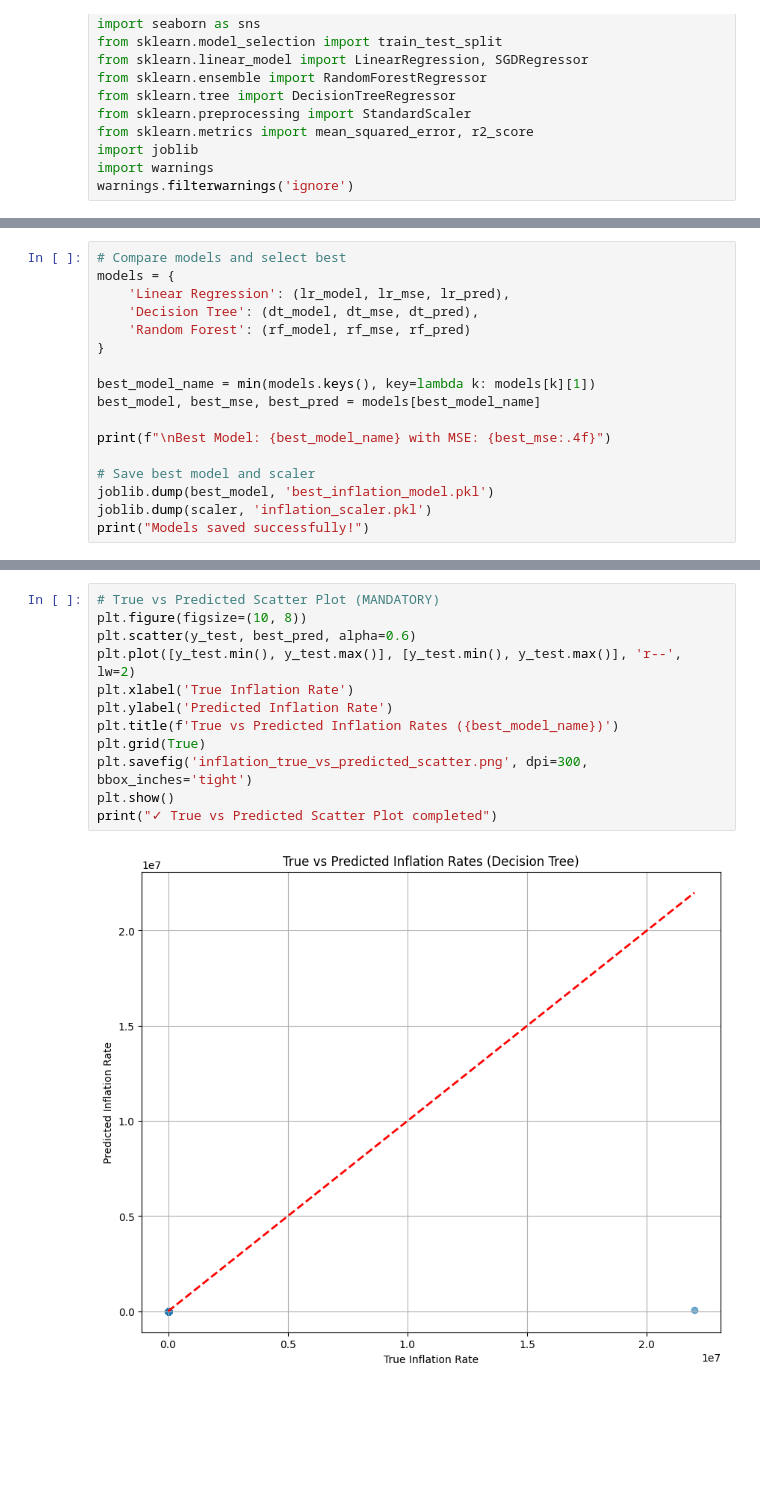
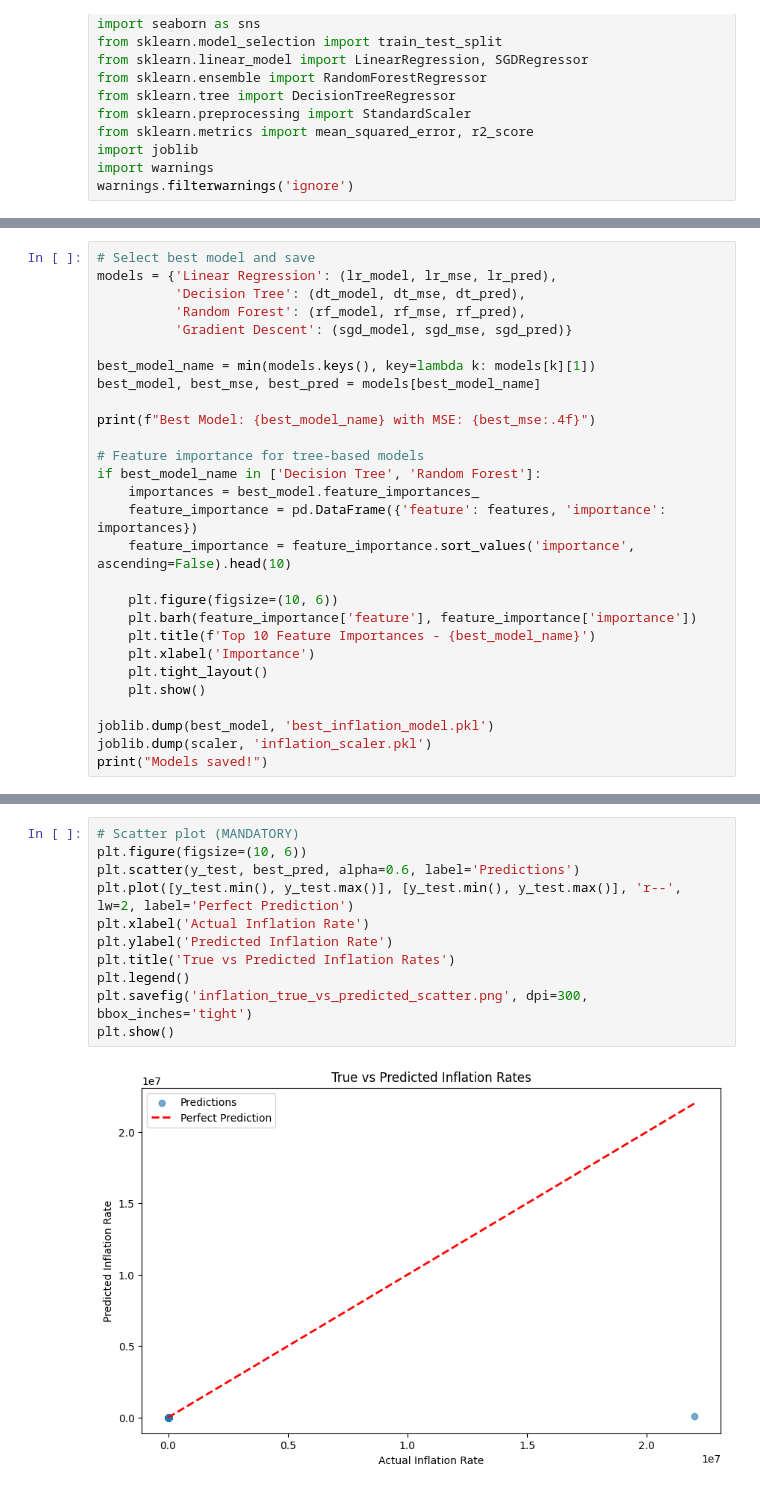
Before and after one commit to JokMaker/african-inflation-regression-app, a Jupyter notebook: linear_regression_model/summative/linear_regression/multivariate.ipynb, the cells around one changed output, grey strips where cells are left out. Cells and saved outputs as stored; diff of their text form; blank space fills up the shorter version.

```diff
--- a/linear_regression_model/summative/linear_regression/multivariate.ipynb
+++ b/linear_regression_model/summative/linear_regression/multivariate.ipynb
@@ -222,19 +161,30 @@ Random Forest - MSE: 2272154437756.1768, R²: -0.0009
 # %%
-# Compare models and select best
-models = {
-    'Linear Regression': (lr_model, lr_mse, lr_pred),
-    'Decision Tree': (dt_model, dt_mse, dt_pred),
-    'Random Forest': (rf_model, rf_mse, rf_pred)
-}
+# Select best model and save
+models = {'Linear Regression': (lr_model, lr_mse, lr_pred),
+          'Decision Tree': (dt_model, dt_mse, dt_pred),
+          'Random Forest': (rf_model, rf_mse, rf_pred),
+          'Gradient Descent': (sgd_model, sgd_mse, sgd_pred)}
 
 best_model_name = min(models.keys(), key=lambda k: models[k][1])
 best_model, best_mse, best_pred = models[best_model_name]
 
-print(f"\nBest Model: {best_model_name} with MSE: {best_mse:.4f}")
+print(f"Best Model: {best_model_name} with MSE: {best_mse:.4f}")
 
-# Save best model and scaler
+# Feature importance for tree-based models
+if best_model_name in ['Decision Tree', 'Random Forest']:
+    importances = best_model.feature_importances_
+    feature_importance = pd.DataFrame({'feature': features, 'importance': importances})
+    feature_importance = feature_importance.sort_values('importance', ascending=False).head(10)
+
+    plt.figure(figsize=(10, 6))
+    plt.barh(feature_importance['feature'], feature_importance['importance'])
+    plt.title(f'Top 10 Feature Importances - {best_model_name}')
+    plt.xlabel('Importance')
+    plt.tight_layout()
+    plt.show()
+
 joblib.dump(best_model, 'best_inflation_model.pkl')
 joblib.dump(scaler, 'inflation_scaler.pkl')
-print("Models saved successfully!")
+print("Models saved!")
 # %% [output]
 Best Model: Decision Tree with MSE: 2267151609235.5889
@@ -271,14 +235,13 @@ print("✓ Gradient Descent Loss Curve completed")
 # %%
-# True vs Predicted Scatter Plot (MANDATORY)
-plt.figure(figsize=(10, 8))
-plt.scatter(y_test, best_pred, alpha=0.6)
-plt.plot([y_test.min(), y_test.max()], [y_test.min(), y_test.max()], 'r--', lw=2)
-plt.xlabel('True Inflation Rate')
+# Scatter plot (MANDATORY)
+plt.figure(figsize=(10, 6))
+plt.scatter(y_test, best_pred, alpha=0.6, label='Predictions')
+plt.plot([y_test.min(), y_test.max()], [y_test.min(), y_test.max()], 'r--', lw=2, label='Perfect Prediction')
+plt.xlabel('Actual Inflation Rate')
 plt.ylabel('Predicted Inflation Rate')
-plt.title(f'True vs Predicted Inflation Rates ({best_model_name})')
-plt.grid(True)
+plt.title('True vs Predicted Inflation Rates')
+plt.legend()
 plt.savefig('inflation_true_vs_predicted_scatter.png', dpi=300, bbox_inches='tight')
 plt.show()
-print("✓ True vs Predicted Scatter Plot completed")
 # %% [output]
-[figure, old version]
+[figure, new version]
```
Also changed, not shown: parts of 18 cells of this notebook, 4 other files.
